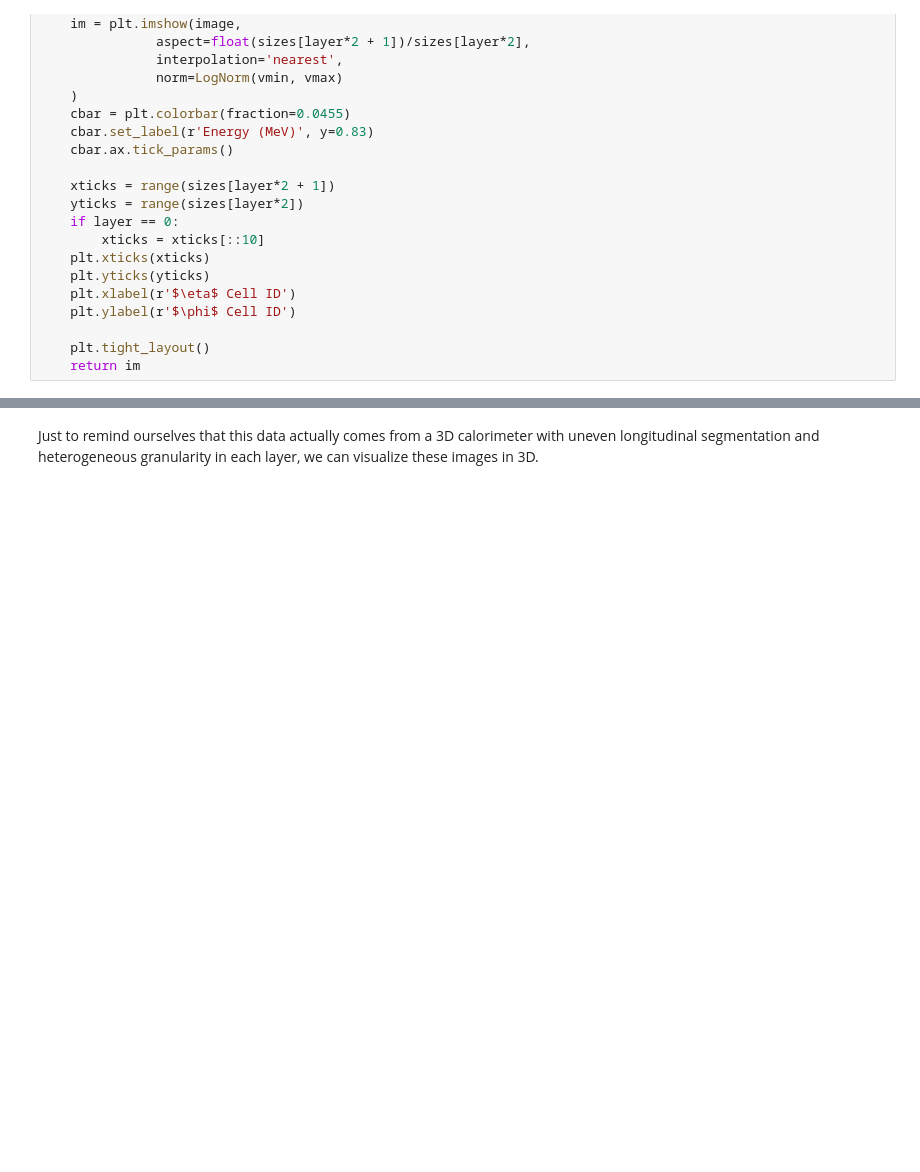
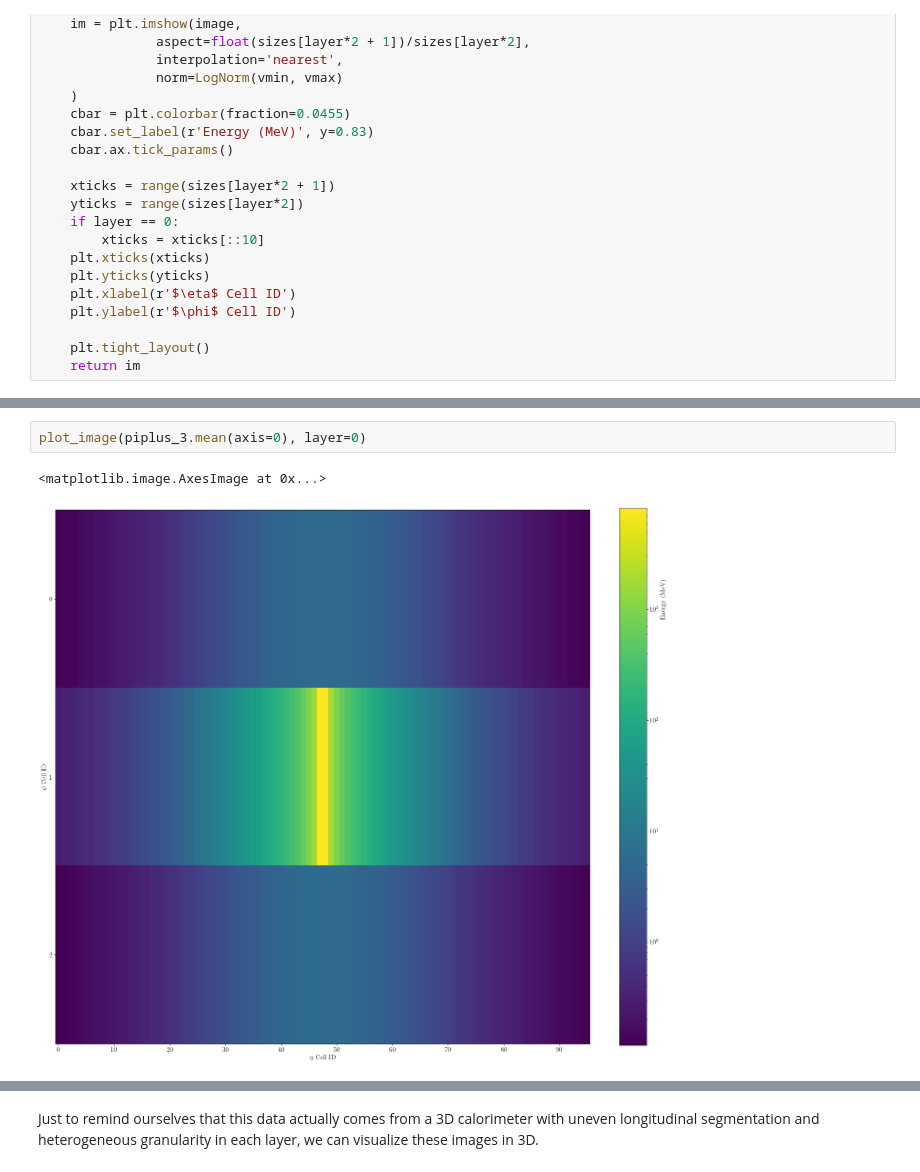
Before and after one commit to hep-lbdl/CaloGAN, a Jupyter notebook: analysis/analysis.ipynb, the cells around one changed output, grey strips where cells are left out. Saved outputs shown, nothing was run; the diff lists cells and outputs as text; blank space fills up the shorter version.

```diff
--- a/analysis/analysis.ipynb
+++ b/analysis/analysis.ipynb
@@ -98,0 +110,5 @@ plot_image(gamma_2[imageix], layer=2)
+# %%
+plot_image(piplus_3.mean(axis=0), layer=0)
+# %% [output]
+<matplotlib.image.AxesImage at 0x...>
+[figure, added]
```
Also changed, not shown: parts of 14 cells of this notebook, 7 other files.
